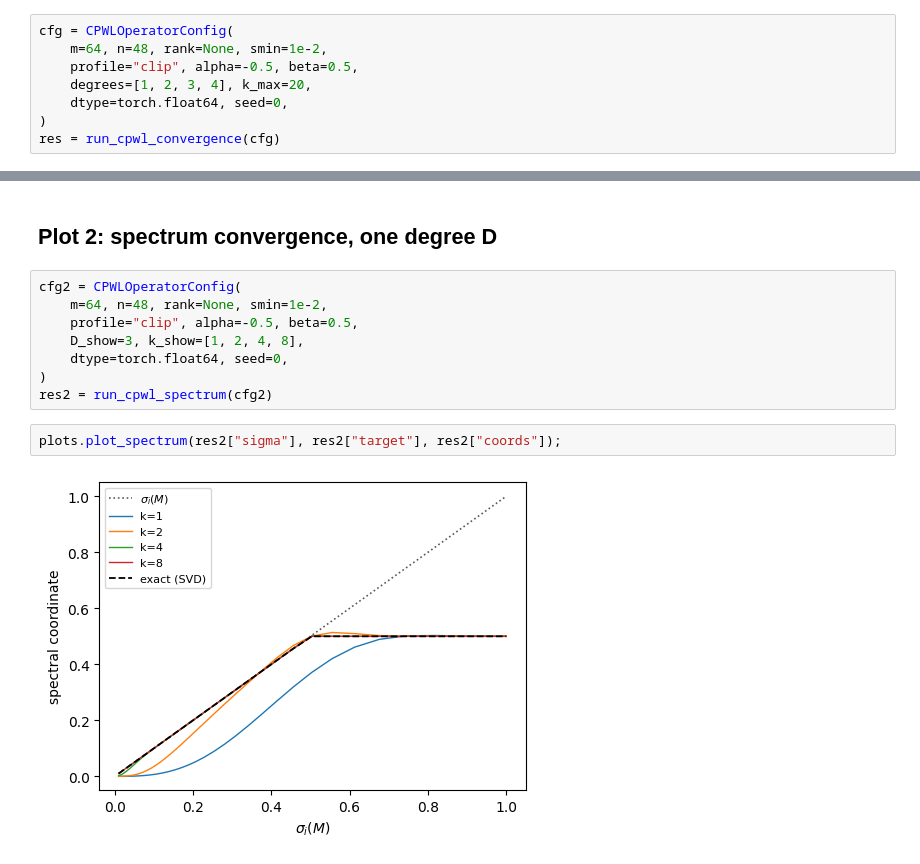
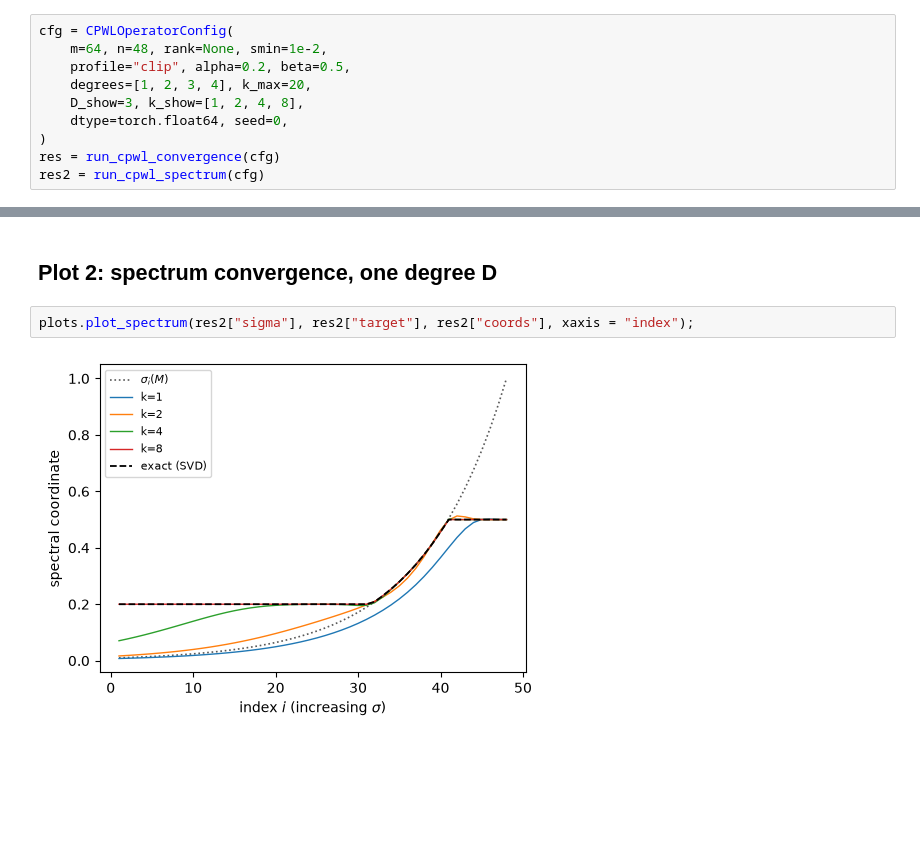
Before and after one commit to ElRiccio/code_stageM2, a Jupyter notebook: notebooks/exp6_cpwl_operator.ipynb, the cells around one changed output, grey strips where cells are left out. Cells and saved outputs as stored; diff of their text form; blank space fills up the shorter version.

```diff
--- a/notebooks/exp6_cpwl_operator.ipynb
+++ b/notebooks/exp6_cpwl_operator.ipynb
@@ -16,11 +16,13 @@ from experiments.cpwl_operator import CPWLOperatorConfig, run_cpwl_convergence,
 # %%
 cfg = CPWLOperatorConfig(
     m=64, n=48, rank=None, smin=1e-2,
-    profile="clip", alpha=-0.5, beta=0.5,
+    profile="clip", alpha=0.2, beta=0.5,
     degrees=[1, 2, 3, 4], k_max=20,
+    D_show=3, k_show=[1, 2, 4, 8],
     dtype=torch.float64, seed=0,
 )
 res = run_cpwl_convergence(cfg)
+res2 = run_cpwl_spectrum(cfg)
 # %%
 plots.plot_error_curves(res["error"], ylabel="relative Frobenius error");
 # %% [output]
@@ -28,14 +30,6 @@ plots.plot_error_curves(res["error"], ylabel="relative Frobenius error");
 # %% [markdown]
 ## Plot 2: spectrum convergence, one degree D
-# %%
-cfg2 = CPWLOperatorConfig(
-    m=64, n=48, rank=None, smin=1e-2,
-    profile="clip", alpha=-0.5, beta=0.5,
-    D_show=3, k_show=[1, 2, 4, 8],
-    dtype=torch.float64, seed=0,
-)
-res2 = run_cpwl_spectrum(cfg2)
 # %%
-plots.plot_spectrum(res2["sigma"], res2["target"], res2["coords"]);
+plots.plot_spectrum(res2["sigma"], res2["target"], res2["coords"], xaxis = "index");
 # %% [output]
-[figure, old version]
+[figure, new version]
```
Also changed, not shown: parts of 1 cell of this notebook, 7 other files.
